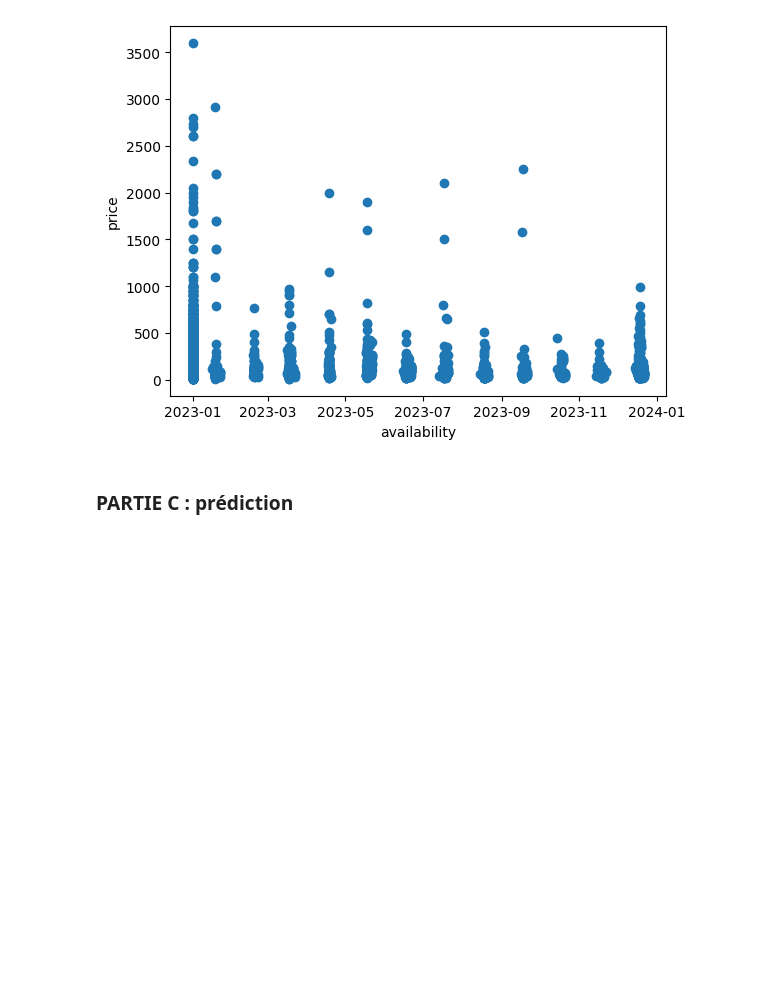
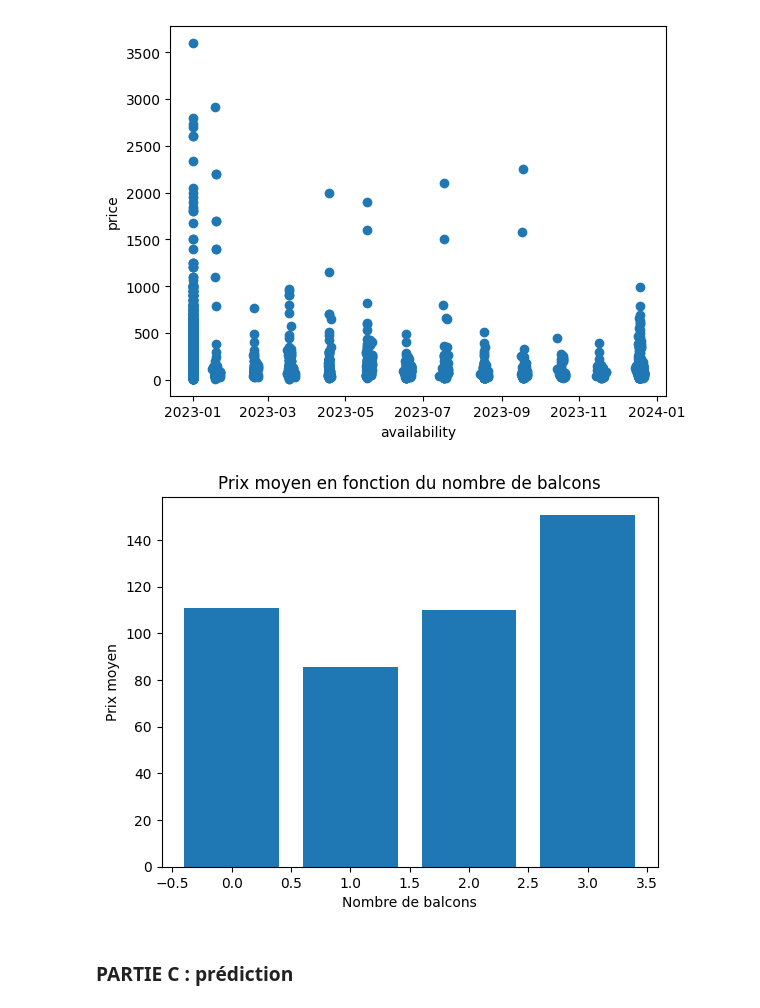
Before and after one commit to CloeCrdr/projet_data_2, a Jupyter notebook: project_data_2.ipynb, the cells around one changed output. Saved outputs shown, nothing was run; the diff lists cells and outputs as text; code cells hidden in the pictures; blank space fills up the shorter version.

```diff
--- a/project_data_2.ipynb
+++ b/project_data_2.ipynb
@@ -163,2 +160,17 @@ for var in quant_vars:
+# %%
+# 2. Représenter un graphique qui permet de déterminer pour quel nombre de balcons les biens
+# ont le prix moyen le plus élevé.
+
+# Grouper les données par le nombre de balcons et calculer le prix moyen pour chaque groupe
+avg_prices = cleaned_datas.groupby('balcony')['price'].mean()
+
+# Afficher les prix moyens pour chaque nombre de balcons dans un graphique à barres
+plt.bar(avg_prices.index, avg_prices)
+plt.xlabel('Nombre de balcons')
+plt.ylabel('Prix moyen')
+plt.title('Prix moyen en fonction du nombre de balcons')
+plt.show()
+# %% [output]
+[figure, added]
 # %% [markdown]
 ### PARTIE C : prédiction
```
Also changed, not shown: parts of 1 cell of this notebook.
